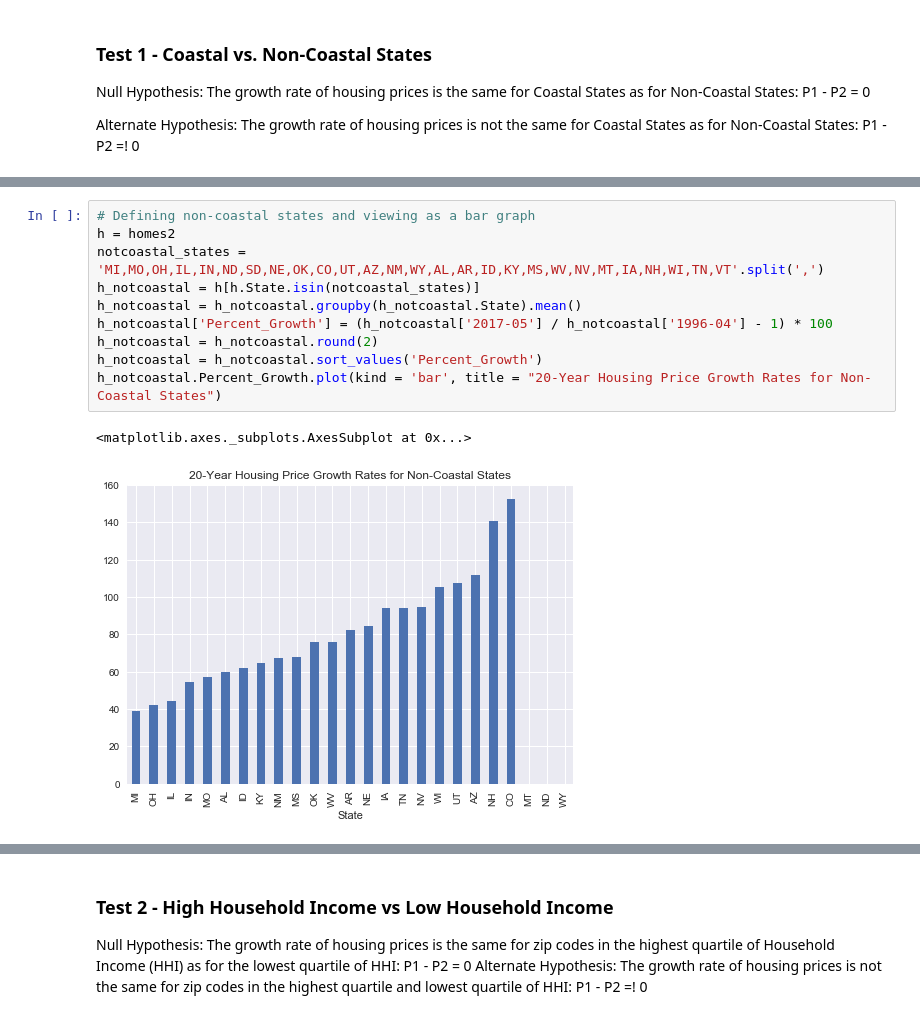
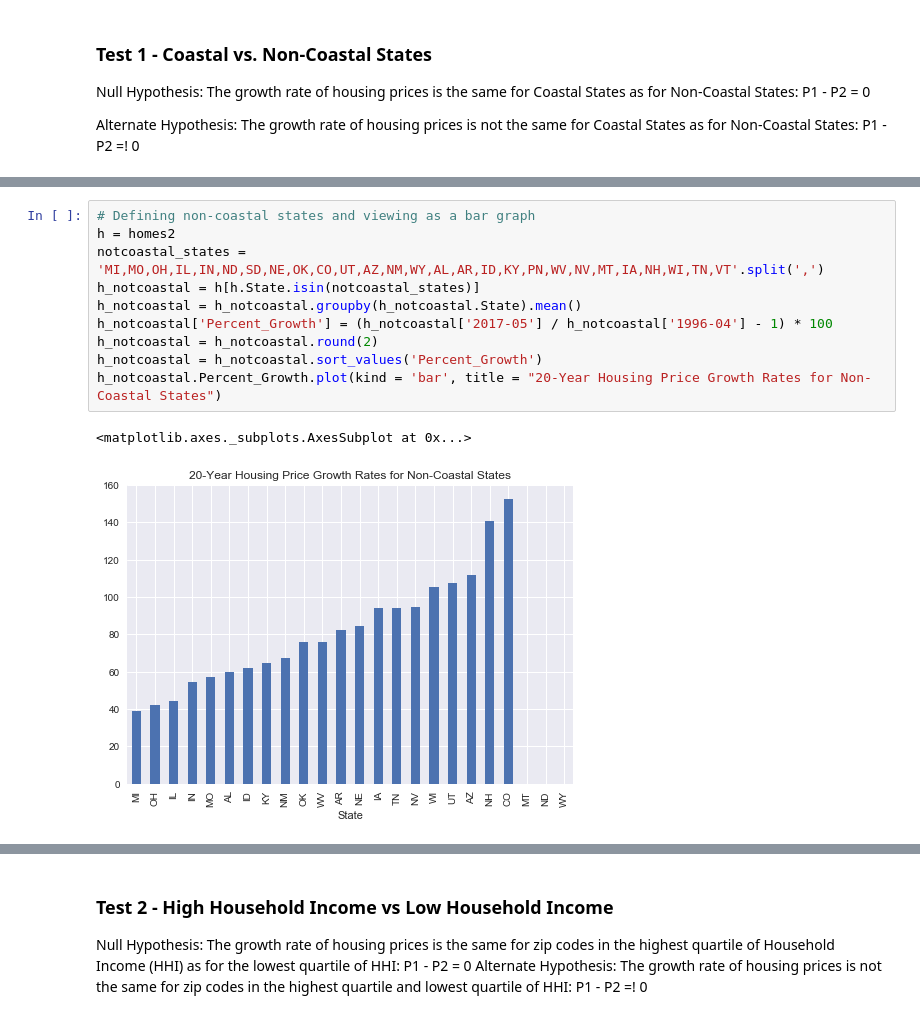
Before and after one commit to tiptonicedt/springboard, a Jupyter notebook: capstone_project_zillow/Zillow_Statistical_Inference.ipynb, the cells around one changed output, grey strips where cells are left out. Saved outputs shown, nothing was run; the diff lists cells and outputs as text.

```diff
--- a/capstone_project_zillow/Zillow_Statistical_Inference.ipynb
+++ b/capstone_project_zillow/Zillow_Statistical_Inference.ipynb
@@ -61,16 +61,16 @@ h_coastal.Percent_Growth.plot(kind = 'bar', title = "20-Year Housing Price Growt
 # %%
 # Defining non-coastal states and viewing as a bar graph
 h = homes2
-notcoastal_states = 'MI,MO,OH,IL,IN,ND,SD,NE,OK,CO,UT,AZ,NM,WY,AL,AR,ID,KY,MS,WV,NV,MT,IA,NH,WI,TN,VT'.split(',')
+notcoastal_states = 'MI,MO,OH,IL,IN,ND,SD,NE,OK,CO,UT,AZ,NM,WY,AL,AR,ID,KY,PN,WV,NV,MT,IA,NH,WI,TN,VT'.split(',')
 h_notcoastal = h[h.State.isin(notcoastal_states)]
 h_notcoastal = h_notcoastal.groupby(h_notcoastal.State).mean()
 h_notcoastal['Percent_Growth'] = (h_notcoastal['2017-05'] / h_notcoastal['1996-04'] - 1) * 100
 h_notcoastal = h_notcoastal.round(2)
 h_notcoastal = h_notcoastal.sort_values('Percent_Growth')
 h_notcoastal.Percent_Growth.plot(kind = 'bar', title = "20-Year Housing Price Growth Rates for Non-Coastal States")
 # %% [output]
 <matplotlib.axes._subplots.AxesSubplot at 0x...>
-[figure, old version]
+[figure, new version]
 # %%
 # Defining the population for Coastal State Zip Codes
 h_coastal = h[h.State.isin(coastal_states)]
```
Also changed, not shown: parts of 6 cells of this notebook.
